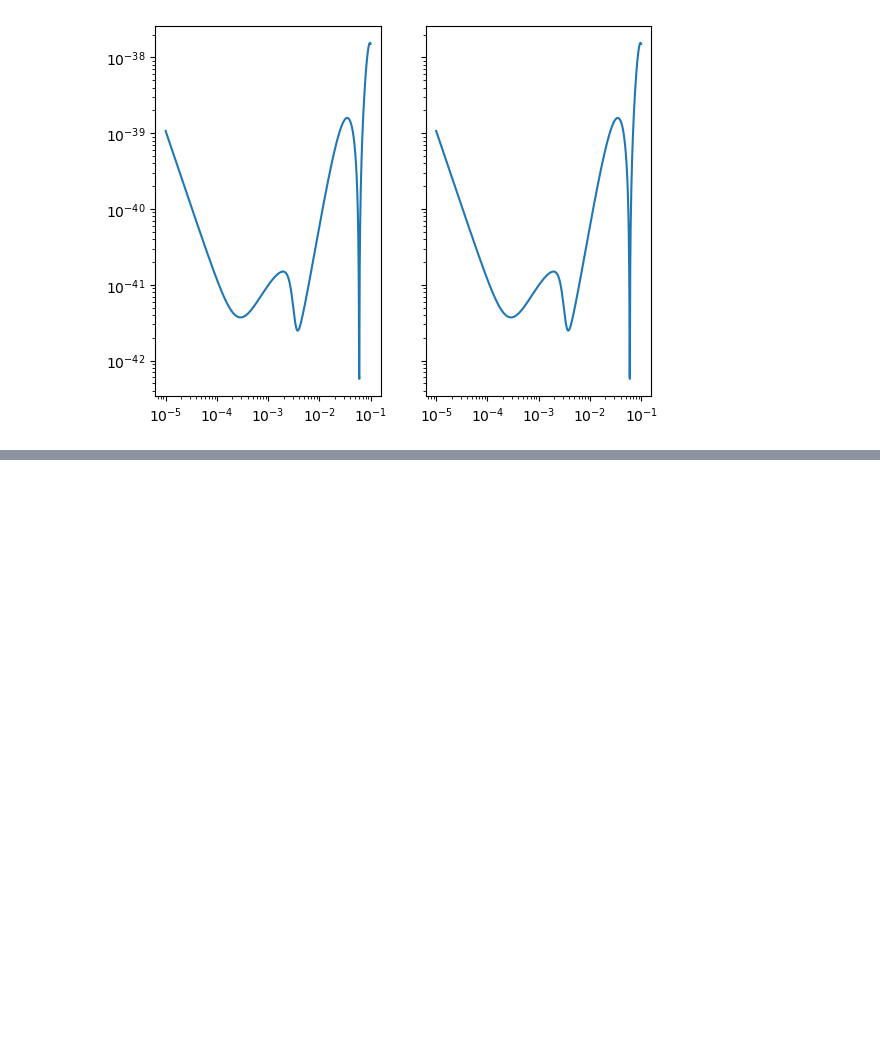
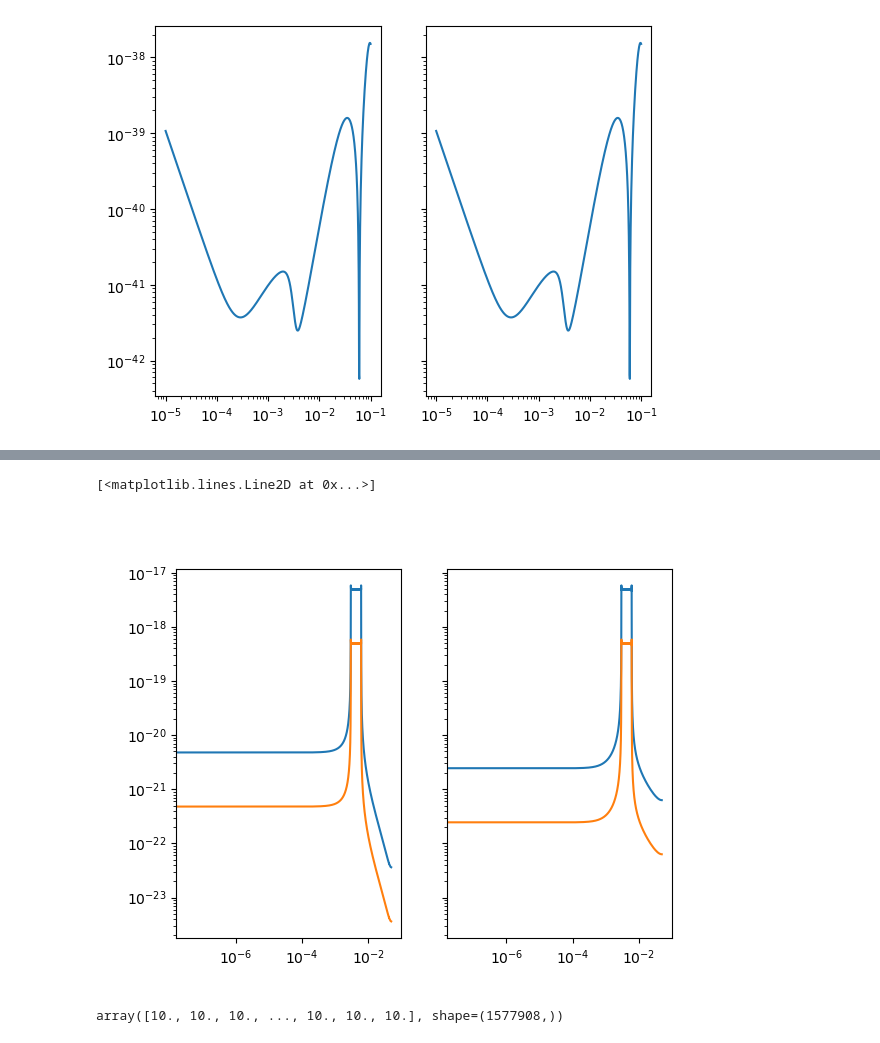
Before and after one commit to Thirtha17/SMBH-Merger-SNR-calculation-with-LISA, a Jupyter notebook: EmriWaveForm.ipynb, the cells around one changed output, grey strips where cells are left out. Saved outputs shown, nothing was run; the diff lists cells and outputs as text; code cells hidden in the pictures; blank space fills up the shorter version.

```diff
--- a/EmriWaveForm.ipynb
+++ b/EmriWaveForm.ipynb
@@ -172,0 +219,15 @@ ax[0].legend()
+# %%
+# clear (for internal clearing of answers)
+
+fig, ax = data_res_arr.loglog()
+h1_f = np.abs(np.fft.rfft(h1))
+h2_f = np.abs(np.fft.rfft(h2))
+ax[0].loglog(data_res_arr.f_arr, h1_f)
+ax[1].loglog(data_res_arr.f_arr, h2_f)
+# %% [output]
+[<matplotlib.lines.Line2D at 0x...>]
+[figure, added]
+# %%
+np.abs(data_res_arr[0]) / h1_f
+# %% [output]
+array([10., 10., 10., ..., 10., 10., 10.], shape=(1577908,))
```
Also changed, not shown: parts of 29 cells of this notebook.
